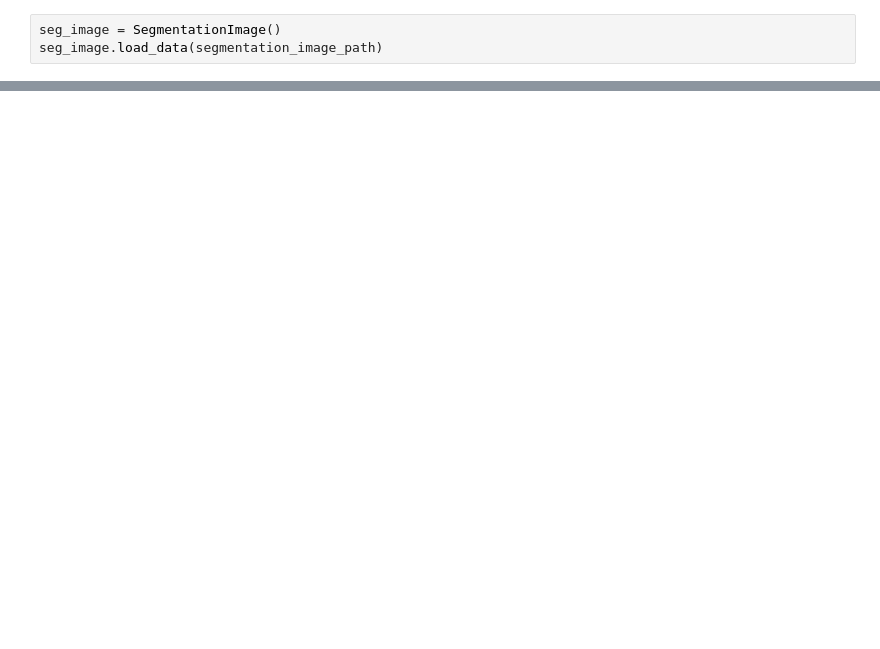
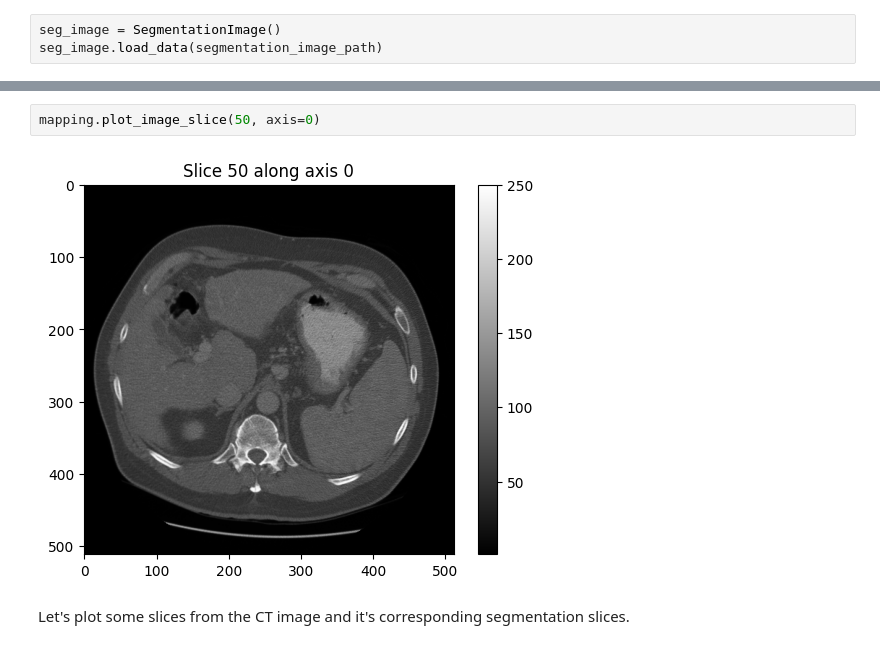
Before and after one commit to ulhaqi12/medical-imaging-project, a Jupyter notebook: part1.ipynb, the cells around one changed output, grey strips where cells are left out. Saved outputs shown, nothing was run; the diff lists cells and outputs as text; blank space fills up the shorter version.

```diff
--- a/part1.ipynb
+++ b/part1.ipynb
@@ -77,2 +112,8 @@ mapping.plot_image_slice(40, axis=0)
+# %%
+mapping.plot_image_slice(50, axis=0)
+# %% [output]
+[figure, added]
+# %% [markdown]
+Let's plot some slices from the CT image and it's corresponding segmentation slices.
 # %%
 mapping.plot_image_slice_with_segments(35)
```
Also changed, not shown: parts of 29 cells of this notebook, 4 other files.
